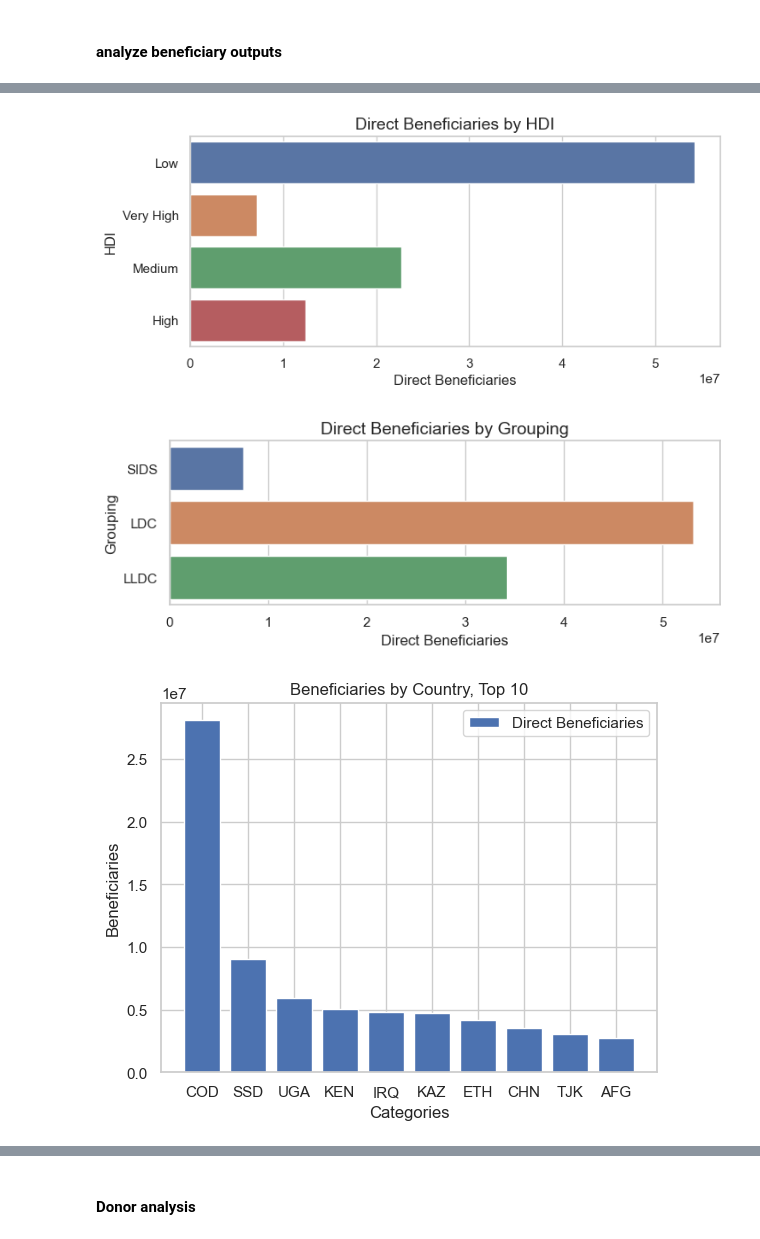
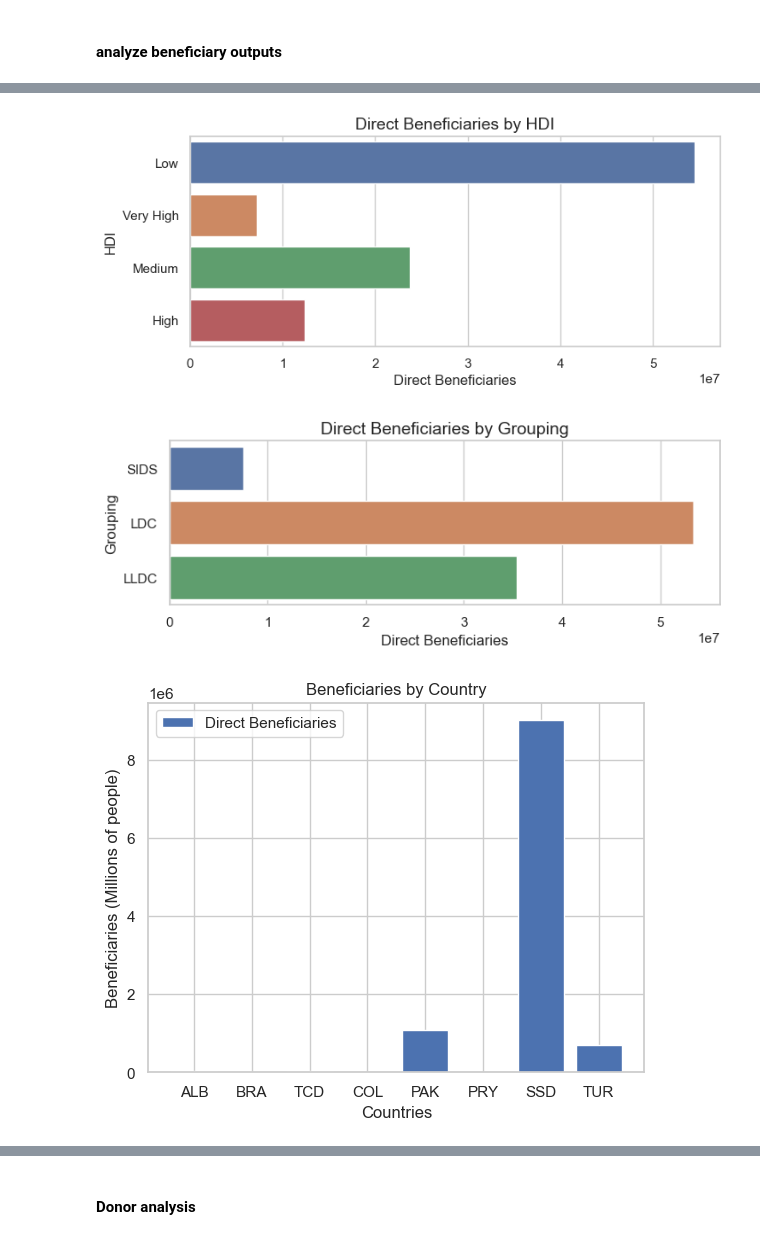
Before and after one commit to Ben-Keller/Energy-Moonshot-Tracker, a Jupyter notebook: 00_Code/Moonshot Tracker Pipeline.ipynb, the cells around one changed output, grey strips where cells are left out. Drawn from its saved outputs; the diff is of its cells as text; code cells hidden in the pictures.

```diff
--- a/00_Code/Moonshot Tracker Pipeline.ipynb
+++ b/00_Code/Moonshot Tracker Pipeline.ipynb
@@ -115,6 +115,7 @@ for root, directories, files in os.walk(file_path):
                         newOutputId=str(projectId)+"-"+str(projectDict[str(projectId)]["Output Count"])
 
                     newOutput=row
+                    newOutput["Beneficiary Category"]=str(newOutput["Beneficiary Category"]).strip()
                     projectMeta=projectDict[str(projectId)]
                     newOutput["Output ID"]=newOutputId
                     newOutput["Project ID"]=projectMeta["Project ID"]
@@ -643,6 +631,8 @@ def getBeneSums(row,df):
     row["Budget Sum (M USD)"]=dfNoDuplicates["Budget"].sum()
 
     row["Direct Beneficiaries"]=df["Direct Beneficiaries"].sum()
+    row["Energy Access"]=df[df["Beneficiary Category"].isin(["Electricity Access","Energy (MW added)"])]["Direct Beneficiaries"].sum()
+    row["Productive Use"]=df[df["Beneficiary Category"].isin(["Health Services","Water Services","Agricultural Services","Education Services"])]["Direct Beneficiaries"].sum()
     #row["Indirect Beneficiaries"]=df["Indirect Beneficiaries"].sum()
     return row
 
@@ -780,35 +780,39 @@ plotCategoryBeneficiaries("Beneficiary Category")
 # %%
-plotCategoryBeneficiaries("HDI")
+plotCategoryBeneficiaries("HDI","Direct Beneficiaries")
 # %% [output]
-[figure, old version]
+[figure, new version]
 # %%
-plotCategoryBeneficiaries("Grouping")
+plotCategoryBeneficiaries("Grouping","Direct Beneficiaries")
 # %% [output]
-[figure, old version]
+[figure, new version]
 # %%
 #df=df[df["Category"].isin(["Electricity Access","Energy (MW added)"])]
 # %%
 def plotCountryBeneficiaries():
     # Extract data from DataFrame
-    df=updatedCountryMeta.nlargest(10, 'Direct Beneficiaries')
+
+
+    df=updatedCountryMeta[updatedCountryMeta['Country Code'].isin(["BRA", "SSD", "COL", "PAK", "TUR", "TCD", "PRY", "ALB"])]
+
+    #df=updatedCountryMeta.nlargest(10, 'Direct Beneficiaries')
 
     x = df['Country Code']
     y1 = df['Direct Beneficiaries']
     #y2 = df['Indirect Beneficiaries']
 
     # Create the stacked bar chart
     plt.bar(x, y1, label='Direct Beneficiaries')
     #plt.bar(x, y2, bottom=y1, label='Indirect Beneficiaries')
 
     # Add labels and title
-    plt.xlabel('Categories')
-    plt.ylabel('Beneficiaries')
-    plt.title("Beneficiaries by Country, Top 10")
+    plt.xlabel('Countries')
+    plt.ylabel('Beneficiaries (Millions of people)')
+    plt.title("Beneficiaries by Country")
     plt.legend()
 
     # Display the chart
     plt.show()
 
 plotCountryBeneficiaries()
 # %% [output]
-[figure, old version]
+[figure, new version]
```
Also changed, not shown: parts of 10 cells of this notebook, 8 other files.
